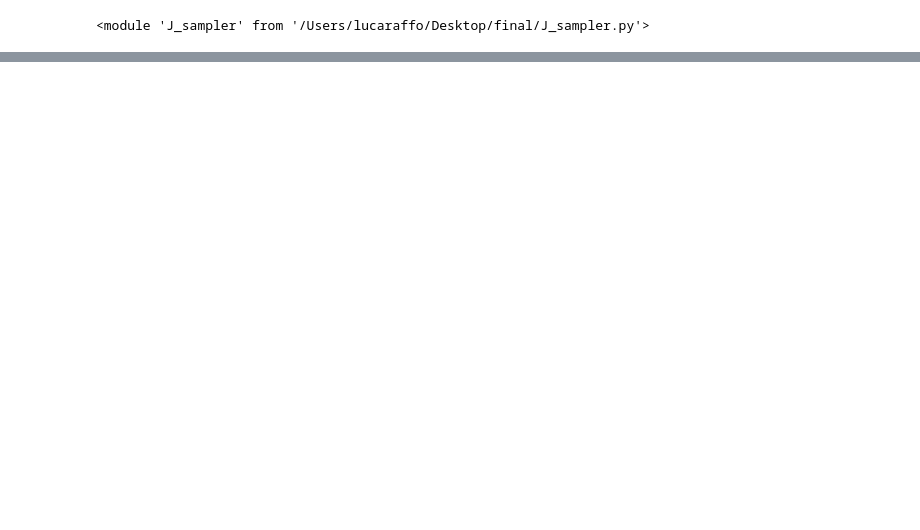
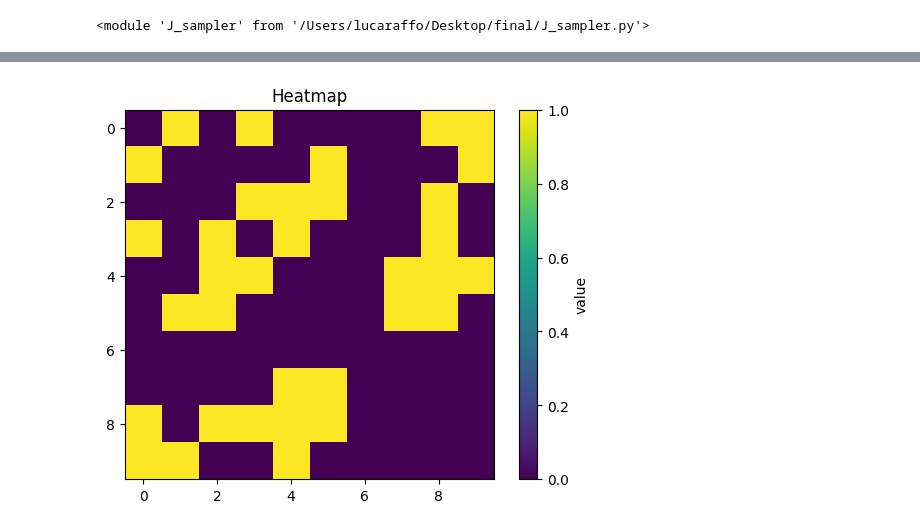
Before and after one commit to RaffoLuca18/Inference_Methods, a Jupyter notebook: J_experiments_isingzation.ipynb, the cells around one changed output, grey strips where cells are left out. Drawn from its saved outputs; the diff is of its cells as text; code cells hidden in the pictures; blank space fills up the shorter version.

```diff
--- a/J_experiments_isingzation.ipynb
+++ b/J_experiments_isingzation.ipynb
@@ -28,4 +28,8 @@ n_samples = 1000
 # %%
 J_precision = GGM_sampler.precision_maker(n_spins, seed = 9)
 # %%
-samples = GGM_sampler.
+samples = GGM_sampler.precision_sampler_sign(J_precision, n_samples)
+# %%
+histogram = J_sampler._samples_to_histogram(samples)
+# %%
+J_hat, _ = J_inference.inverse_ising("EMHT", 0.1, "Y", histogram, n_steps = 300)
@@ -31,0 +56,2 @@ samples = GGM_sampler.
+# %%
+mask_hat = J_diagnostics.mask(J_hat * (1 - jnp.eye(n_spins)), 0.4)
@@ -31,0 +65,7 @@ samples = GGM_sampler.
+# %%
+plt.imshow(mask_hat, cmap="viridis", interpolation="nearest", vmin=0.0, vmax=1.0)
+plt.colorbar(label="value")
+plt.title("Heatmap")
+plt.show()
+# %% [output]
+[figure, added]
```
Also changed, not shown: parts of 8 cells of this notebook, 2 other files.
